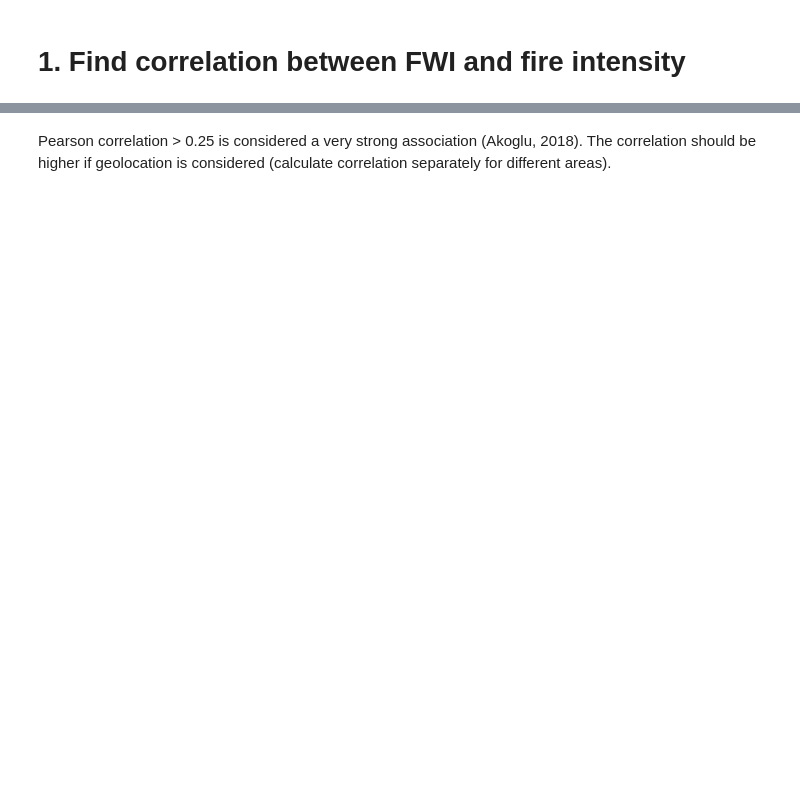
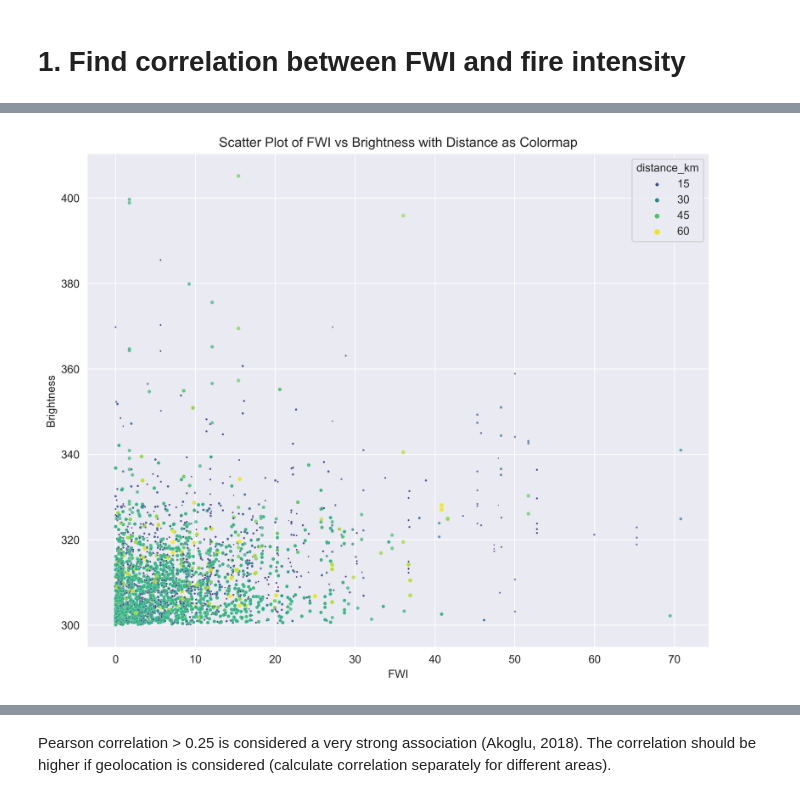
Before and after one commit to zhongyunshun/climada_petals, a Jupyter notebook: doc/my_scripts/step2_fwi_fire_intensity_relationship.ipynb, the cells around one changed output, grey strips where cells are left out. Saved outputs shown, nothing was run; the diff lists cells and outputs as text; code cells hidden in the pictures; blank space fills up the shorter version.

```diff
--- a/doc/my_scripts/step2_fwi_fire_intensity_relationship.ipynb
+++ b/doc/my_scripts/step2_fwi_fire_intensity_relationship.ipynb
@@ -67,0 +132,20 @@ filtered_df[['fwi', 'brightness']].corr(method=histogram_intersection)
+# %%
+import seaborn as sns
+# Create a scatter plot using seaborn with 'fwi' on the x-axis, 'brightness' on the y-axis, and 'distance_km' as the hue
+plt.figure(figsize=(10, 8), dpi=500)
+scatter = sns.scatterplot(
+    data=filtered_df,
+    x='fwi',
+    y='brightness',
+    hue='distance_km',
+    palette='viridis',
+    alpha=0.7,
+    size='distance_km',
+    sizes=(1, 15)
+)
+plt.xlabel('FWI')
+plt.ylabel('Brightness')
+plt.title('Scatter Plot of FWI vs Brightness with Distance as Colormap')
+plt.show()
+# %% [output]
+[figure, added]
```
Also changed, not shown: parts of 23 cells of this notebook, 5 other files.
